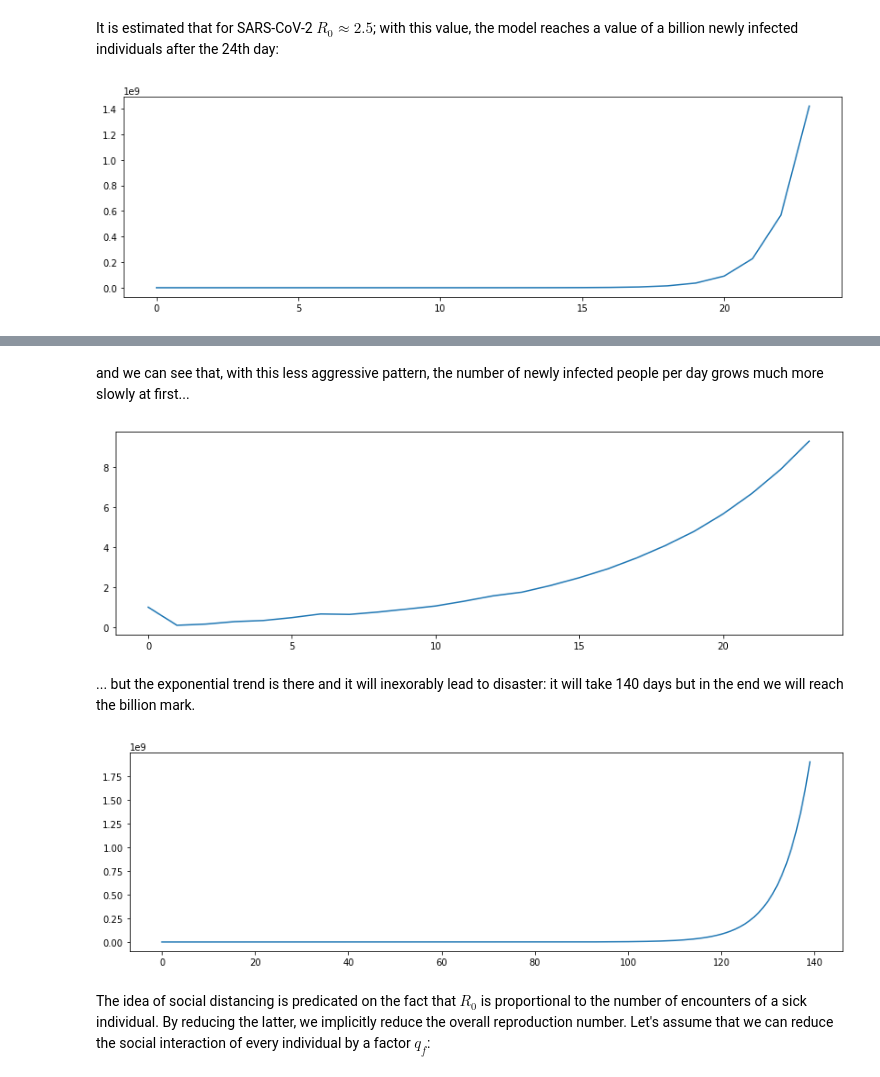
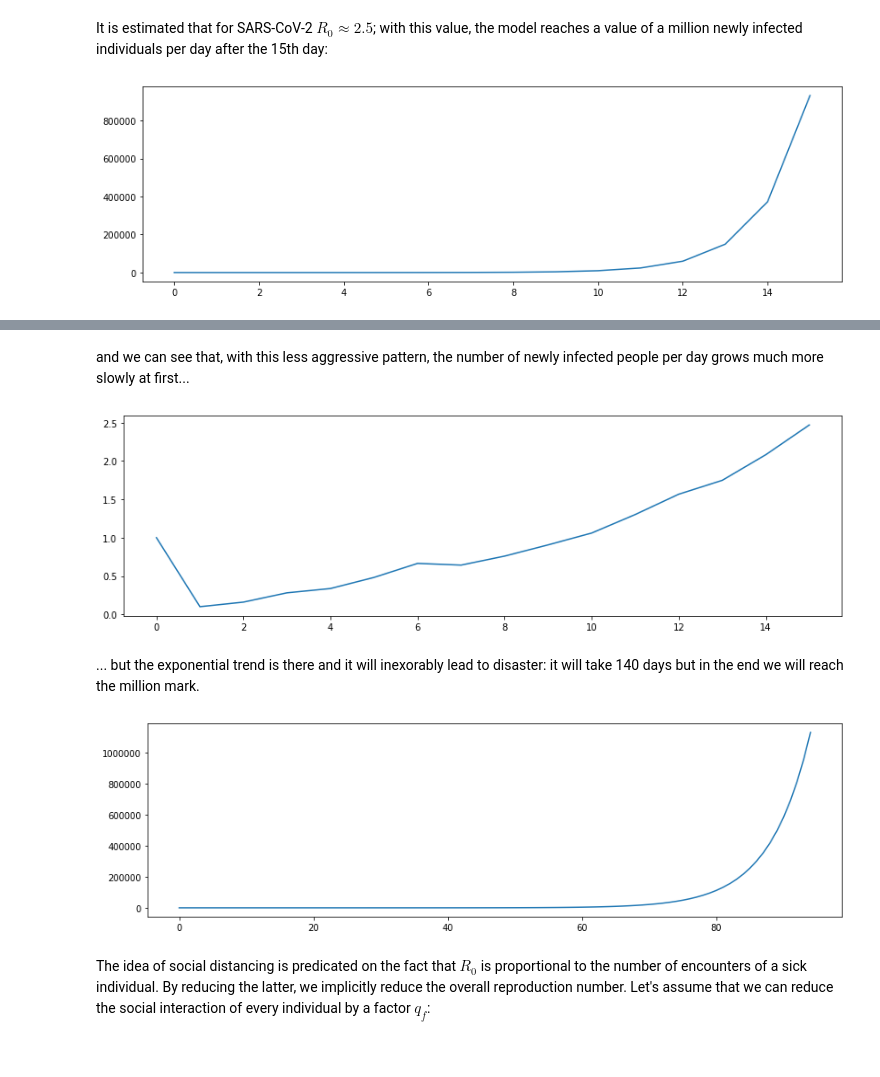
Before and after one commit to prandoni/COM303, a Jupyter notebook: COVID19/COVID19.ipynb, the cells around one changed output, grey strips where cells are left out. Cells and saved outputs as stored; diff of their text form; code cells hidden in the pictures.

```diff
--- a/COVID19/COVID19.ipynb
+++ b/COVID19/COVID19.ipynb
@@ -25,3 +7,0 @@ From a signal processing point of view, this can be implemented with a first ord
-# %%
-def contagion(R0, N):
-    return sp.lfilter([1], [1, -R0], np.r_[1, np.zeros(N-1)])
@@ -28,9 +20,17 @@ def contagion(R0, N):
+# %%
+def delta(N):
+    # just a delta sequence of length N
+    return np.r_[1, np.zeros(N-1)]
+
+def contagion(R0, N):
+    # simple contagion model
+    return sp.lfilter([1], [1, -R0], delta(N))
 # %% [markdown]
-It is estimated that for SARS-CoV-2 $R_0 \approx 2.5$; with this value, the model reaches a value of a billion newly infected individuals after the 24th day:
+It is estimated that for SARS-CoV-2 $R_0 \approx 2.5$; with this value, the model reaches a value of a million newly infected individuals per day after the 15th day:
 # %%
-plt.plot(contagion(2.5, 24));
+plt.plot(contagion(2.5, 16));
 # %% [output]
-[figure, old version]
+[figure, new version]
 # %% [markdown]
 The actual infectiousness of SARS-CoV-2, however, is not concentrated in a single day but follows a curve that rises and falls with the duration of the sickness, as shown in this figure ([source](https://medium.com/@tomaspueyo/coronavirus-the-hammer-and-the-dance-be9337092b56)):
 
@@ -44,15 +44,15 @@ def covid(N):
 # %% [markdown]
 and we can see that, with this less aggressive pattern, the number of newly infected people per day grows much more slowly at first...
 # %%
-plt.plot(covid(24));
+plt.plot(covid(16));
 # %% [output]
-[figure, old version]
+[figure, new version]
 # %% [markdown]
-... but the exponential trend is there and it will inexorably lead to disaster: it will take 140 days but in the end we will reach the billion mark.
+... but the exponential trend is there and it will inexorably lead to disaster: it will take 140 days but in the end we will reach the million mark.
 # %%
-plt.plot(covid(140));
+plt.plot(covid(95));
 # %% [output]
-[figure, old version]
+[figure, new version]
 # %% [markdown]
 The idea of social distancing is predicated on the fact that $R_0$ is proportional to the number of encounters of a sick individual. By reducing the latter, we implicitly reduce the overall reproduction number. Let's assume that we can reduce the social interaction of every individual by a factor $q_f$:
 # %%
```
Also changed, not shown: parts of 3 cells of this notebook.
